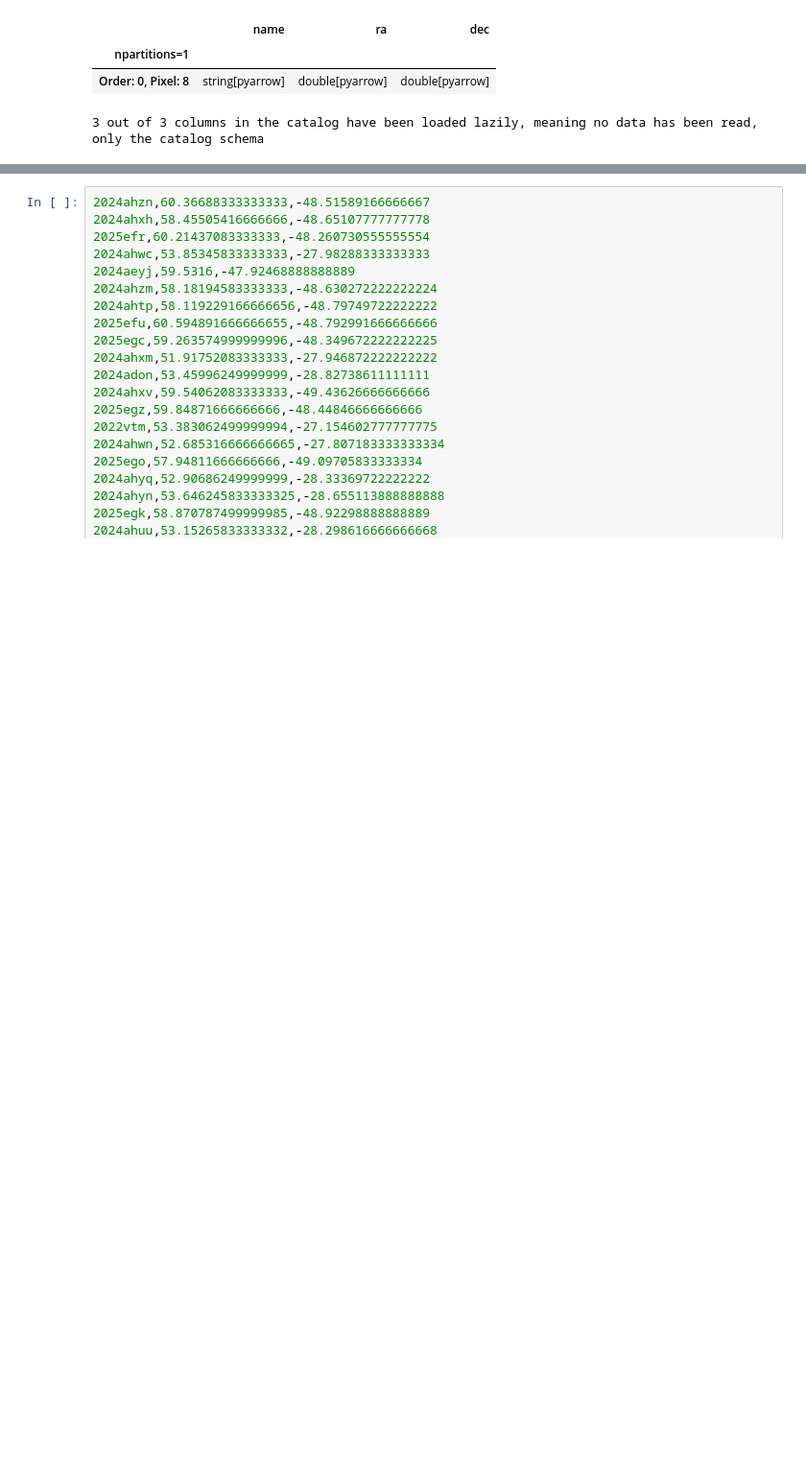
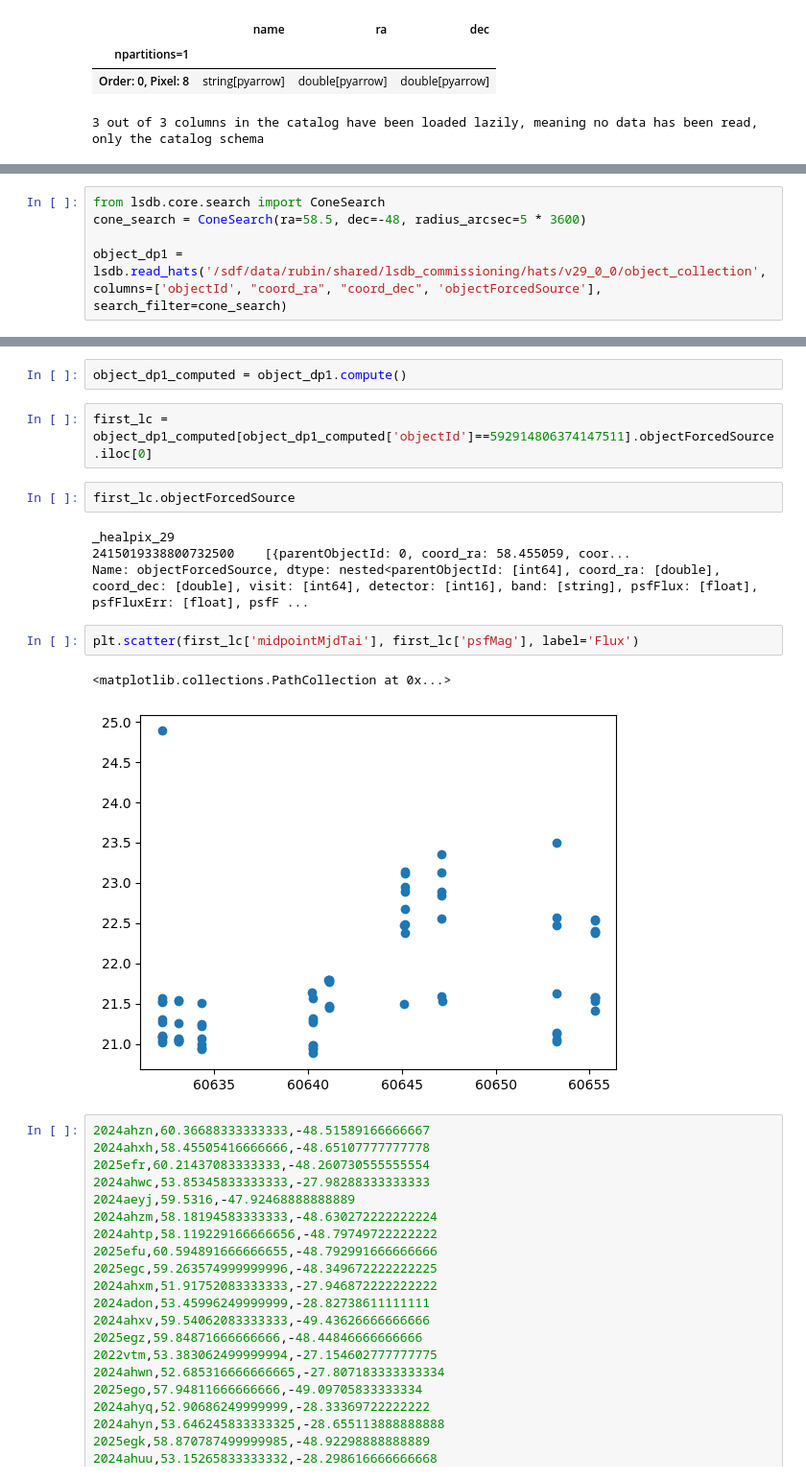
Before and after one commit to lsst-sitcom/notebooks_dia, a Jupyter notebook: ComCamSNe.ipynb, the cells around one changed output, grey strips where cells are left out. Shown at 96% size. Saved outputs shown, nothing was run; the diff lists cells and outputs as text; blank space fills up the shorter version.

Commit message:
first lc

```diff
--- a/ComCamSNe.ipynb
+++ b/ComCamSNe.ipynb
@@ -159,0 +181,5 @@ lsdb_obj.compute()
+# %%
+from lsdb.core.search import ConeSearch
+cone_search = ConeSearch(ra=58.5, dec=-48, radius_arcsec=5 * 3600)
+
+object_dp1 = lsdb.read_hats('/sdf/data/rubin/shared/lsdb_commissioning/hats/v29_0_0/object_collection', columns=['objectId', "coord_ra", "coord_dec", 'objectForcedSource'], search_filter=cone_search)
@@ -160,3 +197,18 @@ lsdb_obj.compute()
+# %%
+object_dp1_computed = object_dp1.compute()
+# %%
+first_lc = object_dp1_computed[object_dp1_computed['objectId']==592914806374147511].objectForcedSource.iloc[0]
+# %%
+first_lc.objectForcedSource
+# %% [output]
+_healpix_29
+2415019338800732500    [{parentObjectId: 0, coord_ra: 58.455059, coor...
+Name: objectForcedSource, dtype: nested<parentObjectId: [int64], coord_ra: [double], coord_dec: [double], visit: [int64], detector: [int16], band: [string], psfFlux: [float], psfFluxErr: [float], psfF ...
+# %%
+plt.scatter(first_lc['midpointMjdTai'], first_lc['psfMag'], label='Flux')
+# %% [output]
+<matplotlib.collections.PathCollection at 0x...>
+[figure, added]
 # %%
 2024ahzn,60.36688333333333,-48.51589166666667
 2024ahxh,58.45505416666666,-48.65107777777778
```
Also changed, not shown: parts of 6 cells of this notebook.
